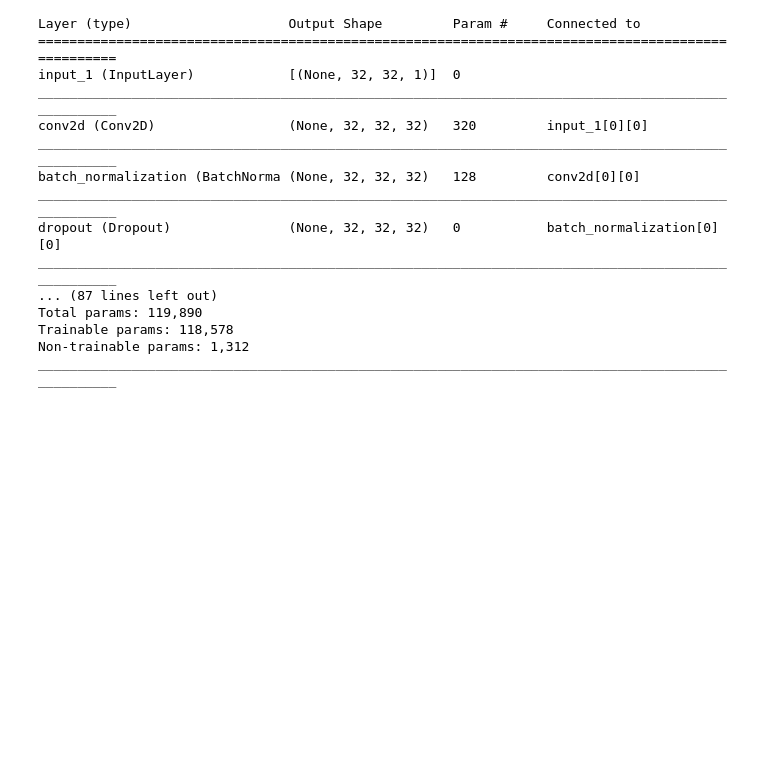
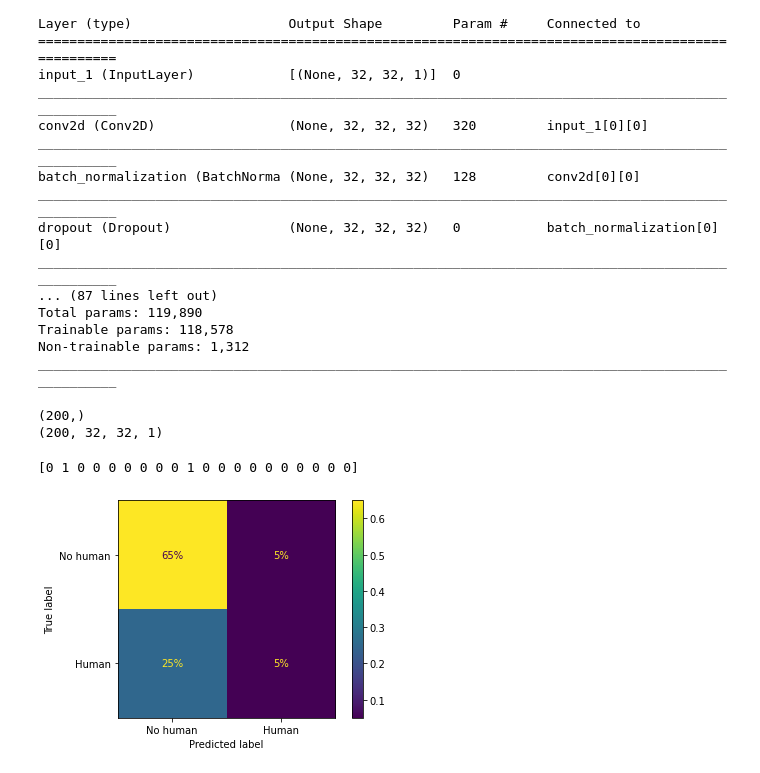
Before and after one commit to Avic3nna/EdgeML_thermalcamera, a Jupyter notebook: cnn/step5-load-model-draw-confusion-matrix.ipynb, the cells around one changed output. Saved outputs shown, nothing was run; the diff lists cells and outputs as text; code cells hidden in the pictures; blank space fills up the shorter version.

```diff
--- a/cnn/step5-load-model-draw-confusion-matrix.ipynb
+++ b/cnn/step5-load-model-draw-confusion-matrix.ipynb
@@ -18,7 +22,7 @@ AUTOTUNE = tf.data.AUTOTUNE
 Tensorflow version 2.5.0
 # %%
 # Load model
-model = tf.keras.models.load_model('../models/squeezenet-binary.h5')
+model = tf.keras.models.load_model('models/squeezenet-binary.h5')
 # %%
 model.summary()
 # %% [output]
@@ -39,3 +43,43 @@ Total params: 119,890
 Trainable params: 118,578
 Non-trainable params: 1,312
 __________________________________________________________________________________________________
+# %%
+df = pd.read_json('../data/labelled_data/prepared-samples-binary.json')
+
+y = df['label'].to_numpy()
+X = np.array(df['data'].to_list())
+X = np.expand_dims(X, axis=3)
+print(y.shape)
+print(X.shape)
+# %% [output]
+(200,)
+(200, 32, 32, 1)
+# %%
+# Create train / val / test split
+X_train, X_test, y_train, y_test = train_test_split(X, y, test_size=0.2, random_state=0)
+X_val, X_test, y_val, y_test = train_test_split(X_test, y_test, test_size=0.5, random_state=0)
+# %%
+# predictions
+label = {1: 'Human',
+         0: 'No Human'}
+
+pred = model.predict(X_val)
+
+classes = np.argmax(pred, axis = 1)
+
+print(classes)
+# %% [output]
+[0 1 0 0 0 0 0 0 0 1 0 0 0 0 0 0 0 0 0 0]
+# %%
+conf_matrix = confusion_matrix(y_true=y_val, y_pred=classes)
+
+classNames = ['No human', 'Human']
+
+# Convert to discrete values for confusion matrix
+cm = confusion_matrix(y_test, classes, normalize="all")
+disp = ConfusionMatrixDisplay(confusion_matrix=cm,display_labels=classNames)
+disp.plot(values_format=".0%")
+
+plt.savefig('confusion-cnn.png', dpi=200)
+# %% [output]
+[figure, added]
```
Also changed, not shown: parts of 1 cell of this notebook, 1 other file.
